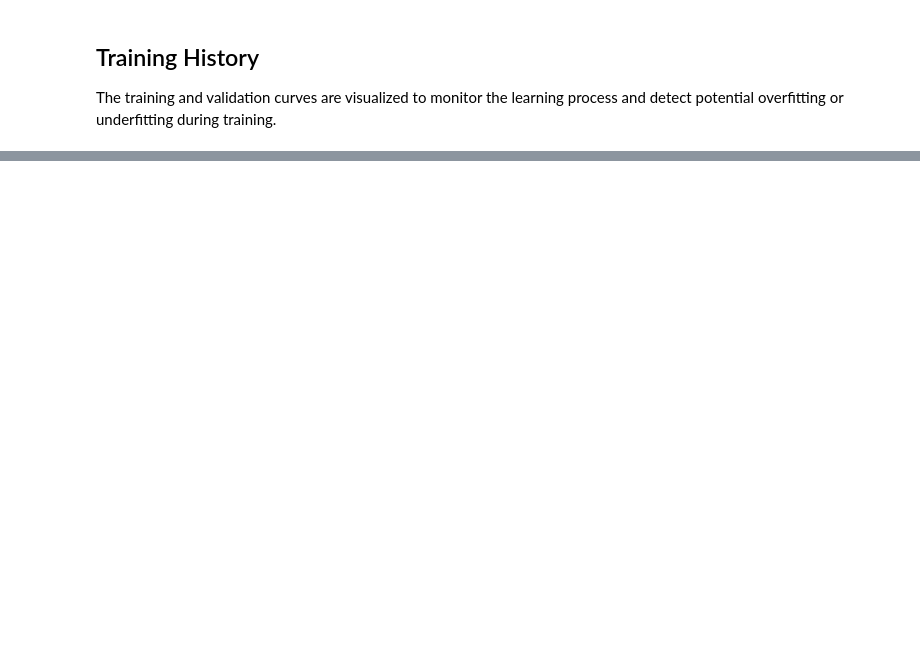
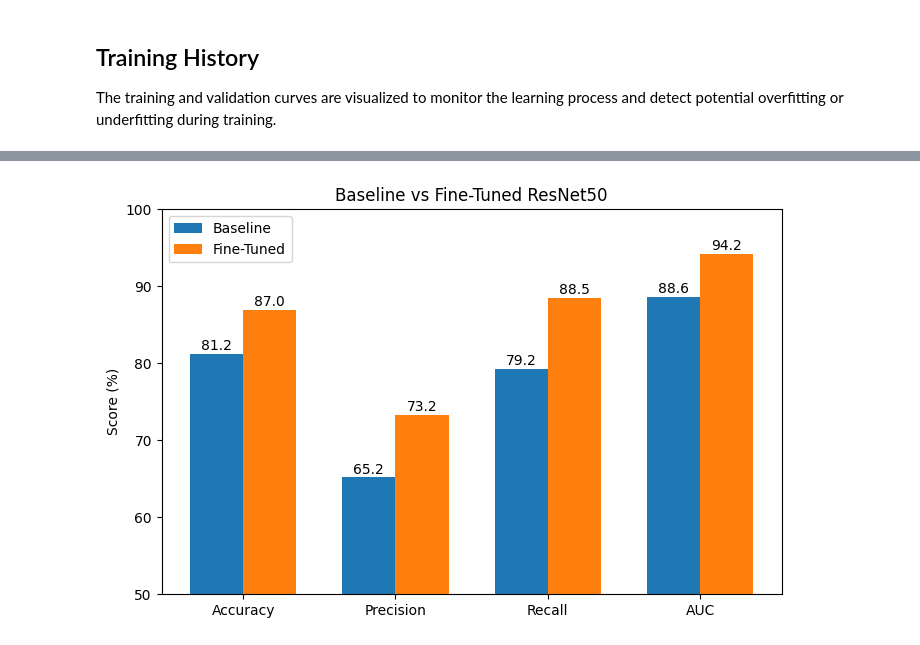
Before and after one commit to Moaz-Hassanein/Stroke-Risk-Prediction, a Jupyter notebook: Notebooks/6_CT_Model_Development.ipynb, the cells around one changed output, grey strips where cells are left out. Saved outputs shown, nothing was run; the diff lists cells and outputs as text; code cells hidden in the pictures; blank space fills up the shorter version.

```diff
--- a/Notebooks/6_CT_Model_Development.ipynb
+++ b/Notebooks/6_CT_Model_Development.ipynb
@@ -504,0 +644,29 @@ weighted avg       0.83      0.81      0.82       437
+# %%
+metrics = ["Accuracy", "Precision", "Recall", "AUC"]
+
+baseline = [81.24, 65.19, 79.23, 88.62]
+finetuned = [86.96, 73.25, 88.46, 94.17]
+
+x = np.arange(len(metrics))
+width = 0.35
+
+plt.figure(figsize=(8,5))
+
+plt.bar(x - width/2, baseline, width, label="Baseline")
+plt.bar(x + width/2, finetuned, width, label="Fine-Tuned")
+
+plt.xticks(x, metrics)
+plt.ylabel("Score (%)")
+plt.title("Baseline vs Fine-Tuned ResNet50")
+plt.ylim(50,100)
+plt.legend()
+
+for i, v in enumerate(baseline):
+    plt.text(i-width/2, v+0.5, f"{v:.1f}", ha='center')
+
+for i, v in enumerate(finetuned):
+    plt.text(i+width/2, v+0.5, f"{v:.1f}", ha='center')
+
+plt.show()
+# %% [output]
+[figure, added]
```
Also changed, not shown: parts of 34 cells of this notebook, 1 other file.
